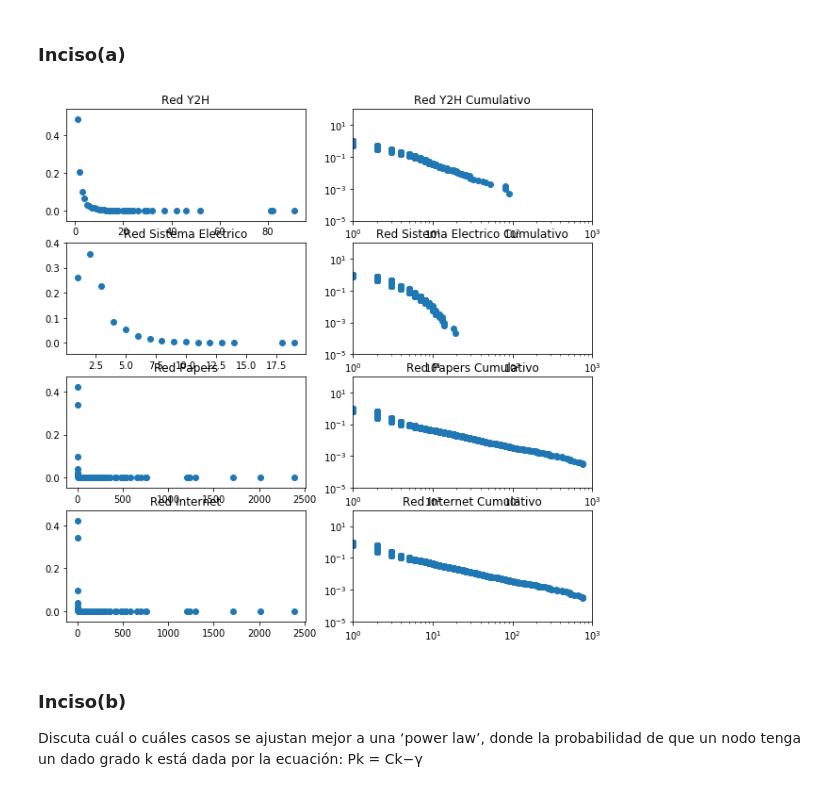
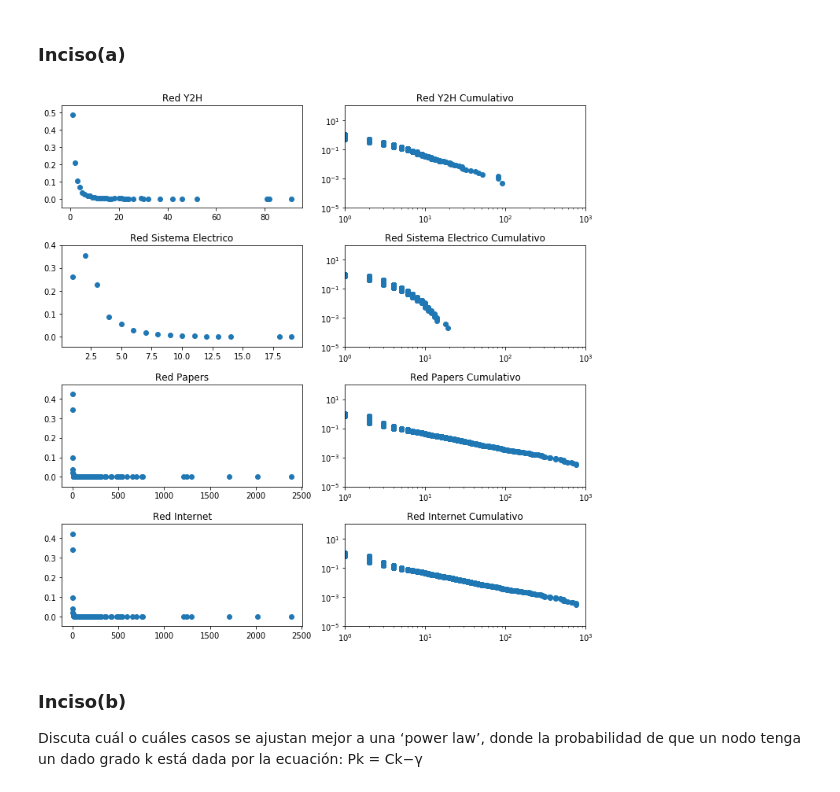
Before and after one commit to LunaKadysz/Redes, a Jupyter notebook: TPC_02/TPC_02_luna.ipynb, the cells around one changed output. Drawn from its saved outputs; the diff is of its cells as text; code cells hidden in the pictures.

```diff
--- a/TPC_02/TPC_02_luna.ipynb
+++ b/TPC_02/TPC_02_luna.ipynb
@@ -56,30 +62,25 @@ def cumulative_binning(lista_grados):
 # %%
 fig, axes = plt.subplots( nrows=4,ncols=2, figsize=(10, 10))
-
-grados_dict = {}
-for i, red in enumerate(redes.keys()):
-    Grafo, Grados = info_red(redes[red])
-    lista_grados= [val for (node, val) in Grados]
-    grados_dict[red] = lista_grados
 
 for i,red  in enumerate(redes.keys()):
     lista_grados = grados_dict[red]
 
     #plot distribucion regular
     x1,y1 = distribucion_grado_normal(lista_grados)
     axes[i,0].scatter(x1,y1)
     axes[i,0].set_title(f"Red {red}")
 
     #plot distribucion cumulativa
     x2,y2 = cumulative_binning(lista_grados)
     axes[i,1].scatter(x2,y2)
     axes[i,1].set_title(f"Red {red} Cumulativo")
     axes[i,1].set_yscale("log")
     axes[i,1].set_xscale("log")
     axes[i,1].set_xlim(10**0,10**3)
     axes[i,1].set_ylim(10**-5,10**2)
+plt.tight_layout()
 # %% [output]
-[figure, old version]
+[figure, new version]
 # %% [markdown]
 ### Inciso(b)
 Discuta cuál o cuáles casos se ajustan mejor a una ‘power law’, donde la probabilidad de
```
Also changed, not shown: parts of 9 cells of this notebook.
